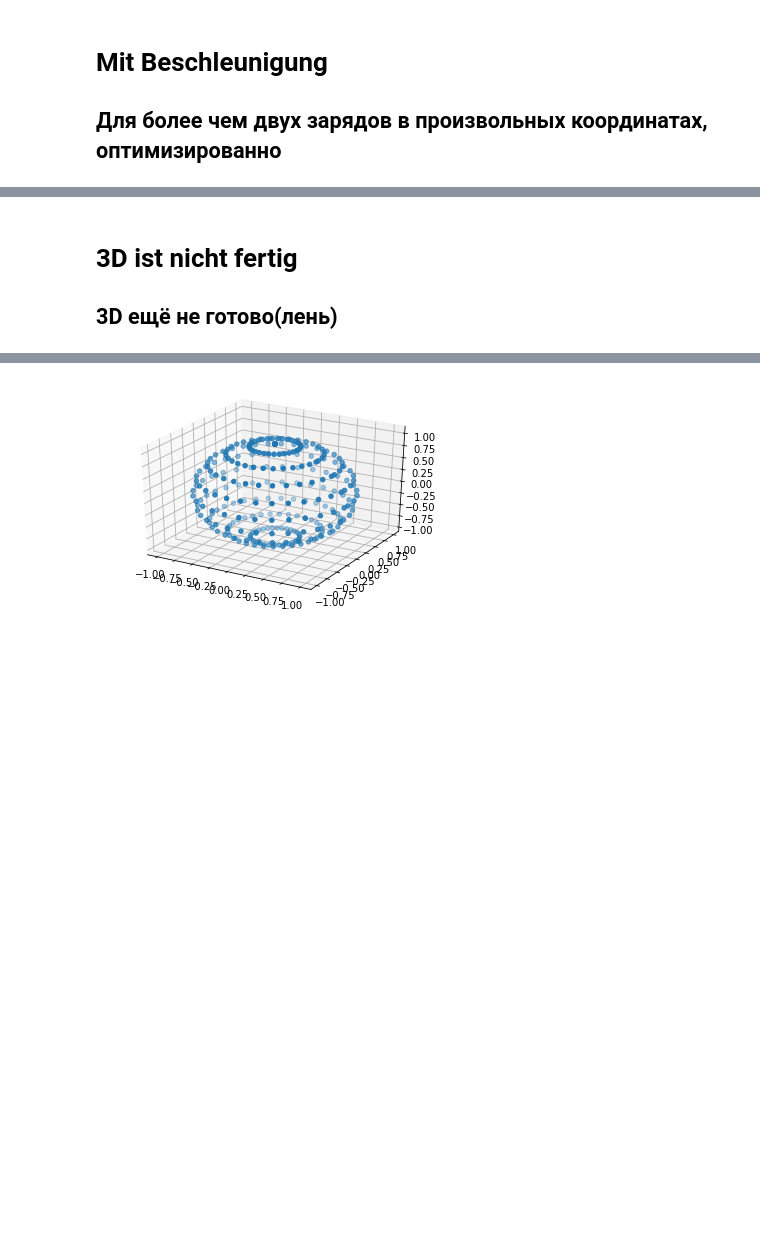
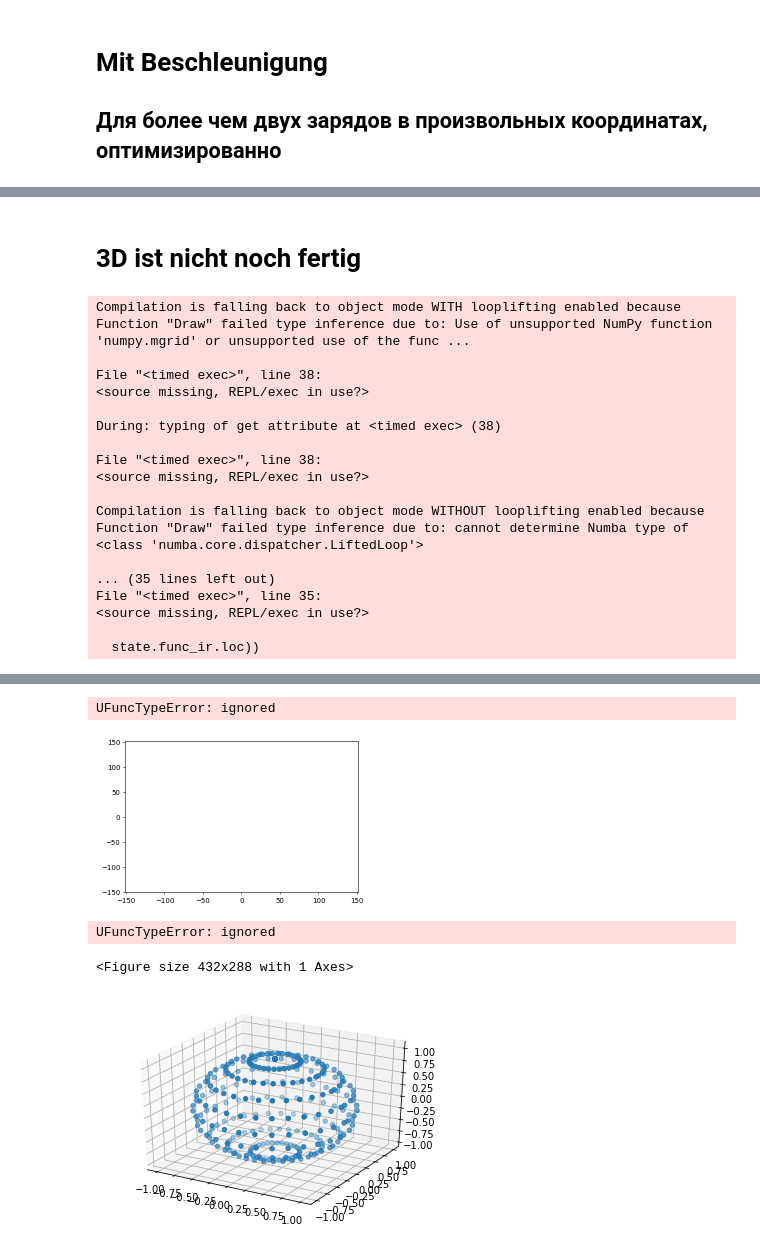
Before and after one commit to Neptune-1/Physik, a Jupyter notebook: Feld.ipynb, the cells around one changed output, grey strips where cells are left out. Drawn from its saved outputs; the diff is of its cells as text; code cells hidden in the pictures; blank space fills up the shorter version.

```diff
--- a/Feld.ipynb
+++ b/Feld.ipynb
@@ -300,6 +296,5 @@ Wall time: 4.92 s
 # %% [markdown]
-# 3D  ist nicht fertig
-## 3D ещё не готово(лень)
+# 3D  ist nicht noch fertig
 # %%
 %%time
 q_prop=np.array([[-30, -15,-15, 10**(-9),1],[15, -15, 15, 10**(-9),1],[15, 15,50, 10**(-9),1]])# [xq,yq,q,1] 0 staat 1, wenn sie nicht die Linien von diesem Laden rechnen
@@ -338,8 +333,6 @@ def Draw(size, q_prop,r_q):
   mask=q_prop[ q_prop[:,2]>0 ][ q_prop[q_prop[:,2]>0][:,3]==1 ]
   for cq in range(len(mask)):
     qmask=mask[cq]
-    #x11 = r_q*np.cos(theta)+qmask[0]
-    #x22 = r_q*np.sin(theta)+qmask[1]
 
     pof=np.mgrid[0.0:np.pi:10j, 0.0:2.0*np.pi:10j]
     phi, theta = pof
@@ -361,7 +354,7 @@ def Draw(size, q_prop,r_q):
       while  abs(xs)<size+2 and abs(ys)<size+2:
         for cq1 in range(len(q_prop)):
           q=q_prop[cq1]
-          if (((xs-q[0])**2+ys-q[1])**2+(zs-q[2])**2)**0.5<r_q/2 :#and cq1!=cq
+          if (((xs-q[0])**2+ys-q[1])**2+(zs-q[2])**2)**0.5<r_q/2: # and cq1!=cq
             stop=1
             break
         if stop==1:
@@ -383,11 +376,10 @@ def Draw(size, q_prop,r_q):
   return linen
 
 
-size = 150 #size of plot
+size = 150 # size of plot
 plt.figure(dpi=50)
 plt.xlim(-(size+1), (size+1))
 plt.ylim(-(size+1), (size+1))
-#plt.gca().set_aspect('equal', adjustable='box')
 r_q = np.sqrt(20)
 
 
@@ -395,7 +387,6 @@ fig = plt.figure()
 ax = fig.gca(projection='3d')
 lines=Draw(size,q_prop,r_q)
 
-#plt.scatter(xxx,yyy,c="r",s=0.3)
 for qq in lines:
  for l in qq:
 
@@ -405,12 +396,24 @@ for qq in lines:
 ax.scatter(q_prop[:,0],q_prop[:,1], s=r_q*30)
 for q in q_prop:
   if q[2]>0:
-    ax.text(q[0], q[1], "+", fontsize=10)
+    ax.text(q[0], q[1], "+", s=10)
   else:
-    ax.text(q[0], q[1], "-", fontsize=20)
-
-#ax = plt.axes()
-#ax.set_facecolor((61/255, 61/255, 61/255))
-
-#ax.set_axis_off()
-#plt.savefig("1.png",)
+    ax.text(q[0], q[1], "-", s=20)
+# %% [output]
+Compilation is falling back to object mode WITH looplifting enabled because Function "Draw" failed type inference due to: Use of unsupported NumPy function 'numpy.mgrid' or unsupported use of the func ...
+
+File "<timed exec>", line 38:
+<source missing, REPL/exec in use?>
+
+During: typing of get attribute at <timed exec> (38)
+
+File "<timed exec>", line 38:
+<source missing, REPL/exec in use?>
+
+Compilation is falling back to object mode WITHOUT looplifting enabled because Function "Draw" failed type inference due to: cannot determine Numba type of <class 'numba.core.dispatcher.LiftedLoop'>
+
+... (35 lines left out)
+File "<timed exec>", line 35:
+<source missing, REPL/exec in use?>
+
+  state.func_ir.loc))
@@ -417,3 +423,7 @@ for q in q_prop:
+UFuncTypeError: ignored
+[figure, added]
+UFuncTypeError: ignored
+<Figure size 432x288 with 1 Axes>
 # %%
 from mpl_toolkits.mplot3d import Axes3D
 from matplotlib import cm
```
Also changed, not shown: parts of 25 cells of this notebook.
